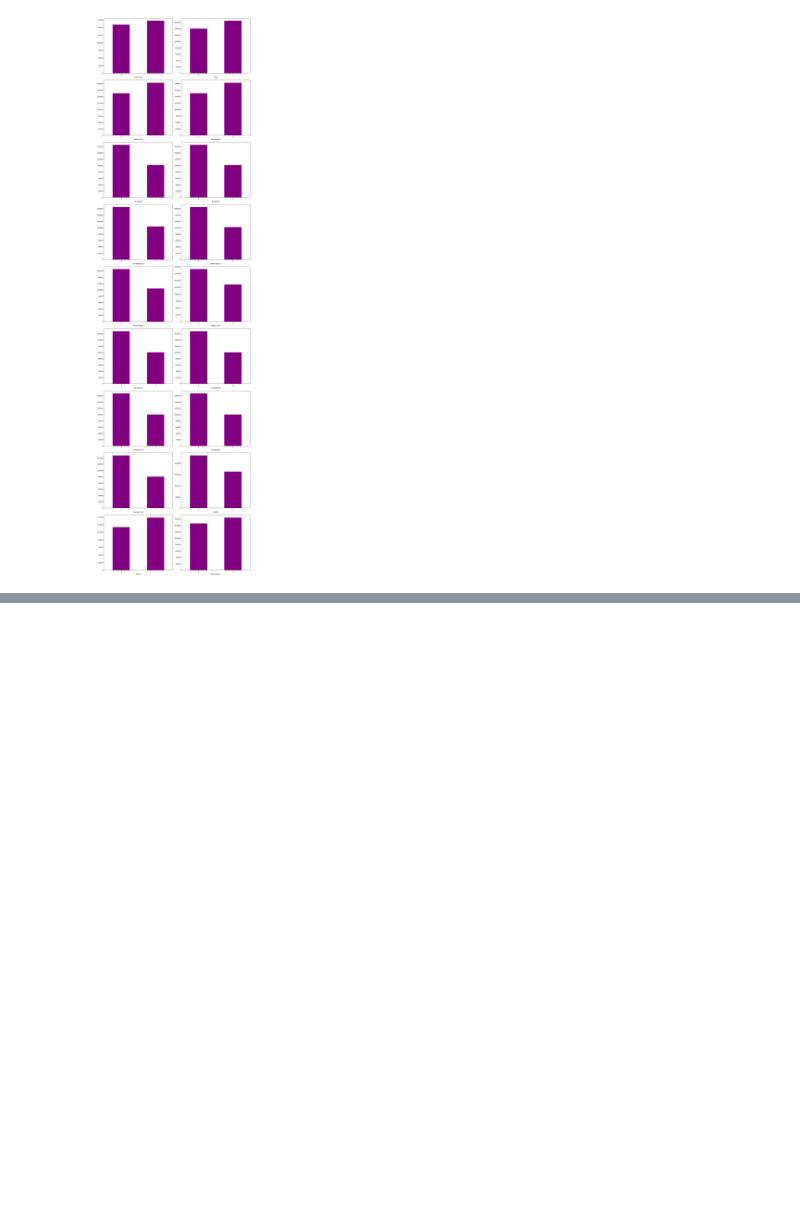
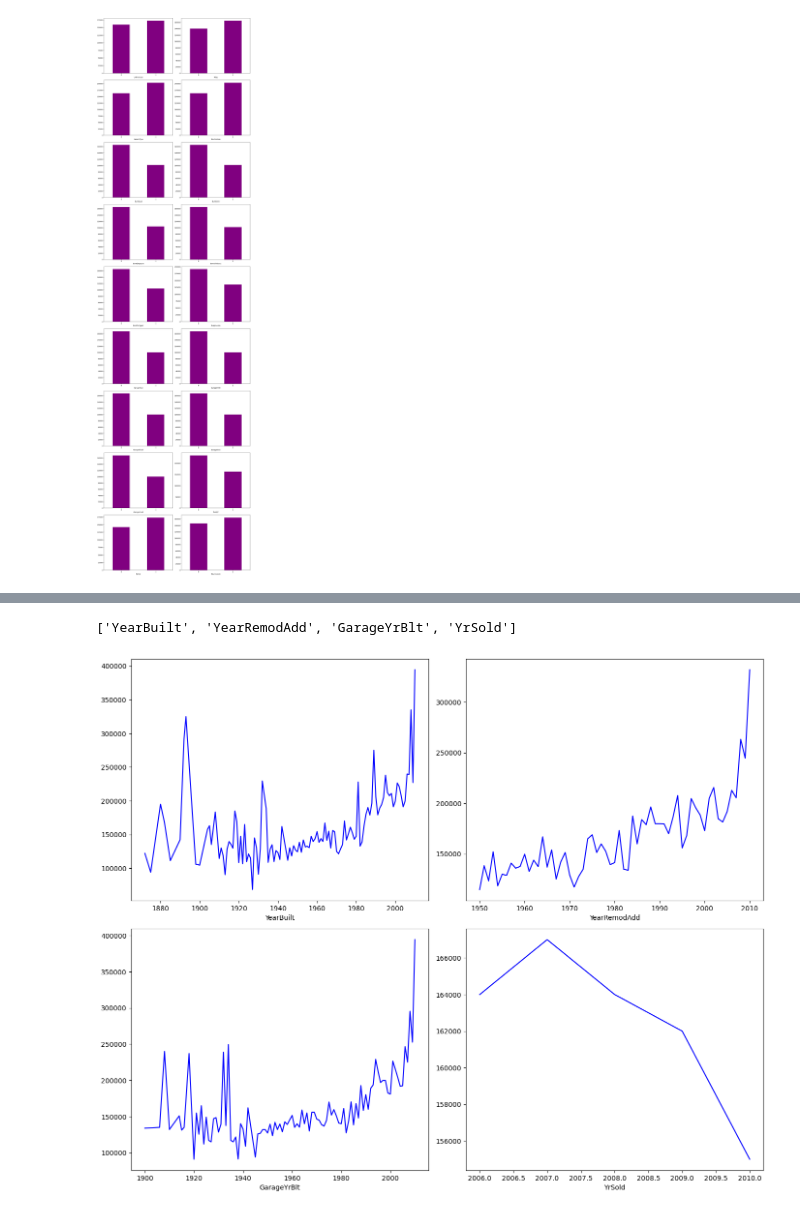
Before and after one commit to Abrar-Mustakim/Comprehensive-Data-Exploration-and-Advanced-Regression-Technique-on-Kaggles-Hourse-Pricing, a Jupyter notebook: EDA_and_Training.ipynb, the cells around one changed output, grey strips where cells are left out. Cells and saved outputs as stored; diff of their text form; code cells hidden in the pictures; blank space fills up the shorter version.

```diff
--- a/EDA_and_Training.ipynb
+++ b/EDA_and_Training.ipynb
@@ -163,0 +186,4 @@ plt.show()
+# %%
+numerical_features = [features for features in df.columns if df[features].dtype != 0 and features!= "Id"]
+print(numerical_features)
+print("\n".join(str(i) for i in numerical_features))
@@ -163,0 +208,30 @@ plt.show()
+# %%
+#Features like Year is Temporal Variables, we need to extract those
+yr = ["year", "YEAR", "yr", "YR", "Year"]
+temporal_variable = [i for i in numerical_features for j in yr if j in i.lower()]
+print(temporal_variable)
+# %% [output]
+['YearBuilt', 'YearRemodAdd', 'GarageYrBlt', 'YrSold']
+# %%
+fig = plt.figure(figsize=(14, 22))
+
+
+a = len(temporal_variable)
+b=2
+c=1
+
+data = df.copy()
+
+for features in temporal_variable:
+
+    plt.subplot(a, b, c)
+
+    data.groupby(features)["SalePrice"].median().plot(color="blue")
+    plt.xticks(rotation=0)
+
+    c+=1
+
+fig.tight_layout()
+plt.show()
+# %% [output]
+[figure, added]
```
Also changed, not shown: parts of 6 cells of this notebook.
